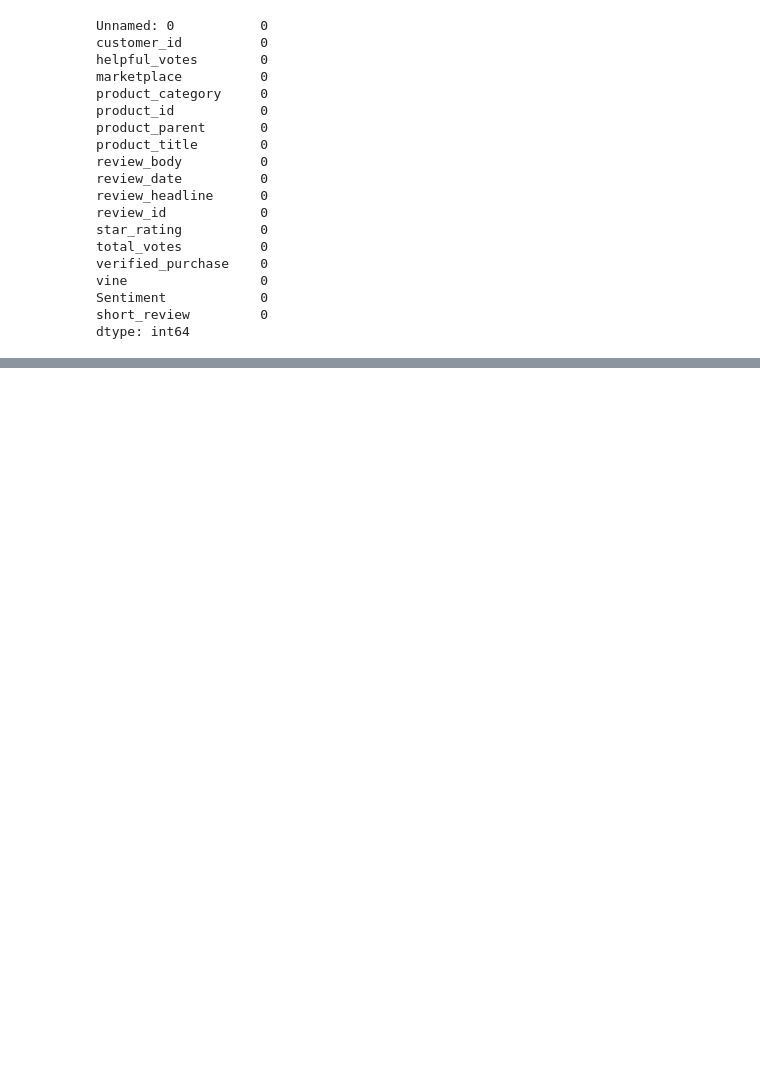
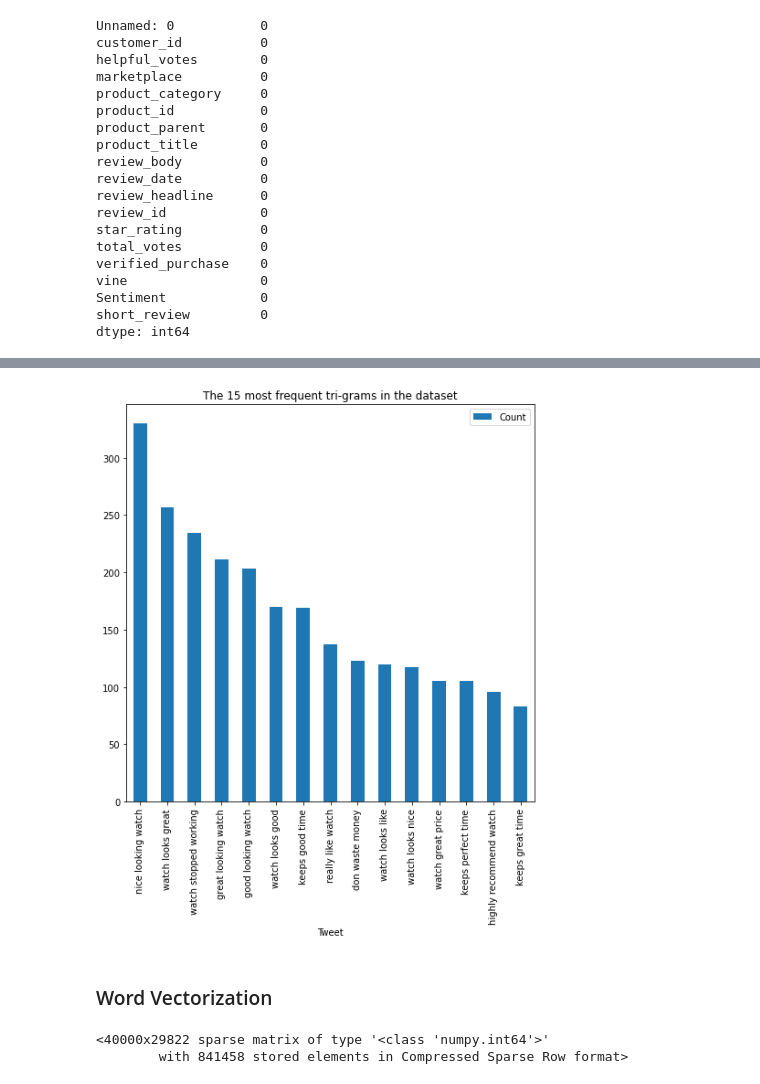
Before and after one commit to sunil-thapa99/assignment-1-2304, a Jupyter notebook: main.ipynb, the cells around one changed output, grey strips where cells are left out. Drawn from its saved outputs; the diff is of its cells as text; code cells hidden in the pictures; blank space fills up the shorter version.

```diff
--- a/main.ipynb
+++ b/main.ipynb
@@ -307,0 +692,4 @@ df.sample
+# %%
+# getting tri common words
+tri_common_words = get_n_gram(df['processed_review'], 15, range=(3,3))
+tri_common_words
@@ -307,0 +712,14 @@ df.sample
+# %%
+visualization_n_gram(common_words=tri_common_words, title='The 15 most frequent tri-grams in the dataset')
+# %% [output]
+[figure, added]
+# %% [markdown]
+### Word Vectorization
+# %%
+#bag of words
+count = CountVectorizer()
+bag_of_words = count.fit_transform(df['text_lemmatizer'].apply(lambda x: " ".join(x)).tolist())
+bag_of_words
+# %% [output]
+<40000x29822 sparse matrix of type '<class 'numpy.int64'>'
+        with 841458 stored elements in Compressed Sparse Row format>
```
Also changed, not shown: parts of 60 cells of this notebook.
